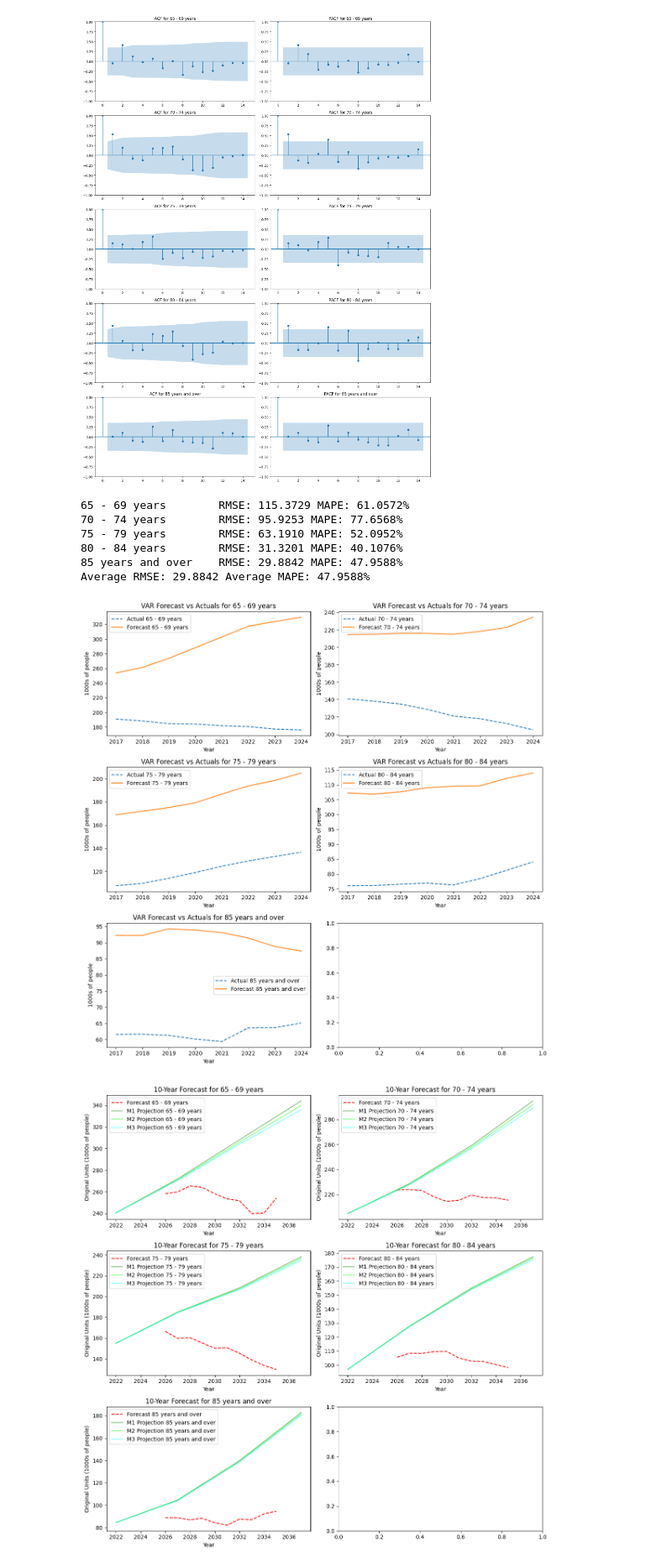
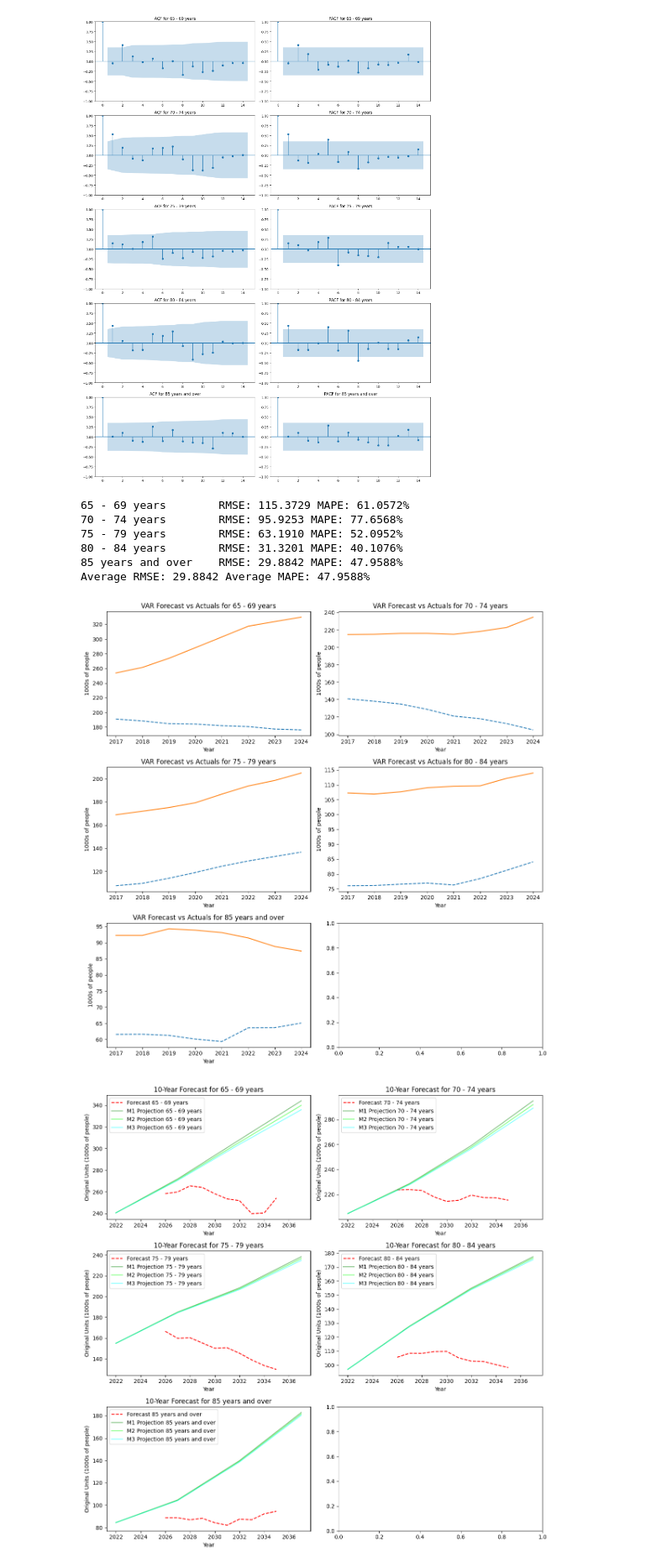
Before and after one commit to oOoOoOo0o/LM051-FYP, a Jupyter notebook: var/age-groups.ipynb, the cells around one changed output. Shown at 84% size. Drawn from its saved outputs; the diff is of its cells as text; code cells hidden in the pictures.

```diff
--- a/var/age-groups.ipynb
+++ b/var/age-groups.ipynb
@@ -232,35 +232,34 @@ test_data = test_data_first_cumsum.cumsum() + df_selected_copy.iloc[:train_size]
 rmses = []
 mapes = []
 for column in test_data.columns:
     rmse = metrics.root_mean_squared_error(test_data[column], forecast_df[column])
     mape = metrics.mean_absolute_percentage_error(test_data[column], forecast_df[column]) * 100
     print(f'{column:20} RMSE: {rmse:.4f} MAPE: {mape:.4f}%')
     rmses.append(rmse)
     mapes.append(mape)
 
 print(f'Average RMSE: {np.mean(rmse):.4f} Average MAPE: {np.mean(mape):.4f}%')
 
 fig, axes = plt.subplots(3, 2, figsize=(12, 12))
 axes = axes.flatten()
 for idx, column in enumerate(selected_columns):
     ax = axes[idx]
     ax.plot(test_data.index, test_data[column], label=f"Actual {column}", linestyle='--')
     ax.plot(forecast_df.index, forecast_df[column], label=f"Forecast {column}")
 
     ax.set_xlabel('Year')
     ax.set_ylabel('1000s of people')
-    ax.legend()
     ax.set_title(f'VAR Forecast vs Actuals for {column}')
 plt.tight_layout()
 plt.show()
 # %% [output]
 65 - 69 years        RMSE: 115.3729 MAPE: 61.0572%
 70 - 74 years        RMSE: 95.9253 MAPE: 77.6568%
 75 - 79 years        RMSE: 63.1910 MAPE: 52.0952%
 80 - 84 years        RMSE: 31.3201 MAPE: 40.1076%
 85 years and over    RMSE: 29.8842 MAPE: 47.9588%
 Average RMSE: 29.8842 Average MAPE: 47.9588%
-[figure, old version]
+[figure, new version]
 # %%
 # Forecasting
 
```
Also changed, not shown: parts of 1 cell of this notebook.
